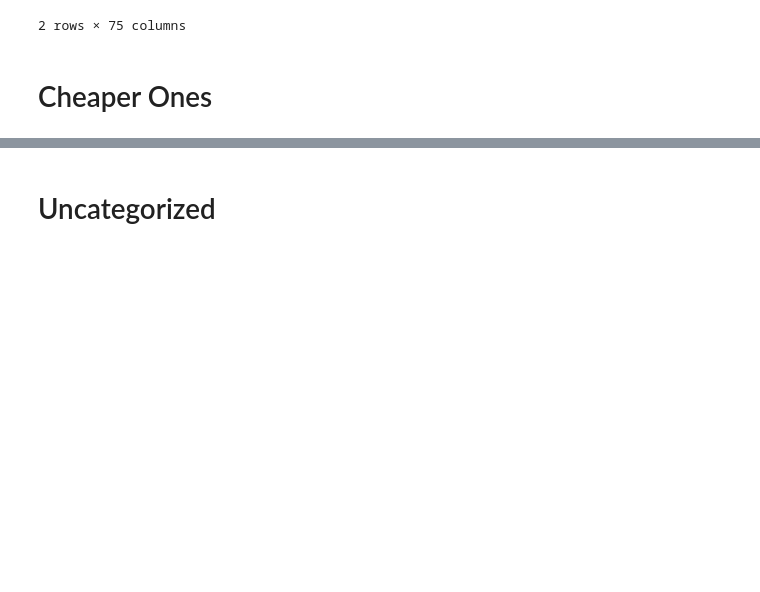
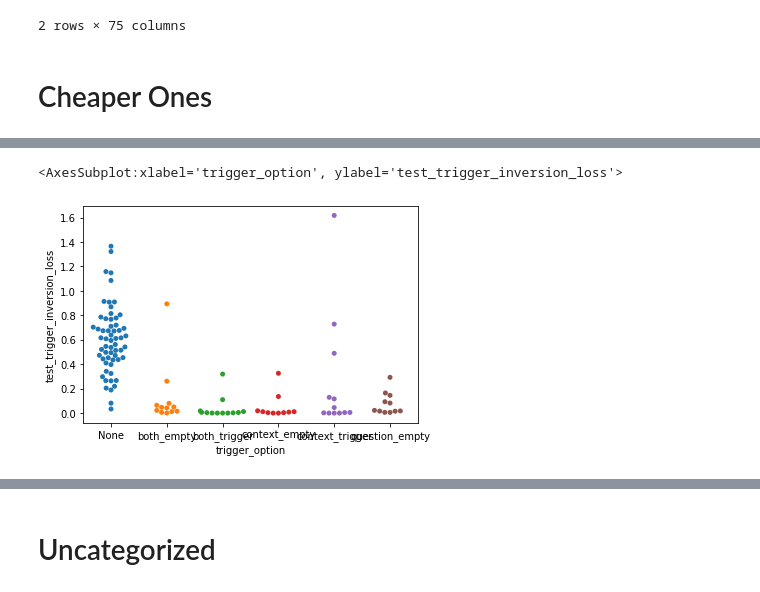
Before and after one commit to utrerf/TrojAI, a Jupyter notebook: NLP/round8/results/viz_results.ipynb, the cells around one changed output, grey strips where cells are left out. Drawn from its saved outputs; the diff is of its cells as text; code cells hidden in the pictures; blank space fills up the shorter version.

```diff
--- a/NLP/round8/results/viz_results.ipynb
+++ b/NLP/round8/results/viz_results.ipynb
@@ -1017,0 +1135,9 @@ plt.savefig('round8_oct14_low_temperature.pdf', dpi=2000)
+# %%
+df = new_get_df('/scratch/utrerf/TrojAI/NLP/round8/results/nov6_lam_1.0_trinv_discrete_ncand_2_trlen_6_nrand_10_nbeam_2_mordt_False_niter_20_initf_embed_ch_agg_max')
+df['test_trigger_inversion_loss'] = df['test_trigger_inversion_loss'].astype(float)
+trigger_options = list(df['trigger_option'].unique())
+trigger_options.sort()
+sns.swarmplot(data=df, x='trigger_option', y='test_trigger_inversion_loss', order=trigger_options)
+# %% [output]
+<AxesSubplot:xlabel='trigger_option', ylabel='test_trigger_inversion_loss'>
+[figure, added]
```
Also changed, not shown: parts of 33 cells of this notebook, 2 other files.
